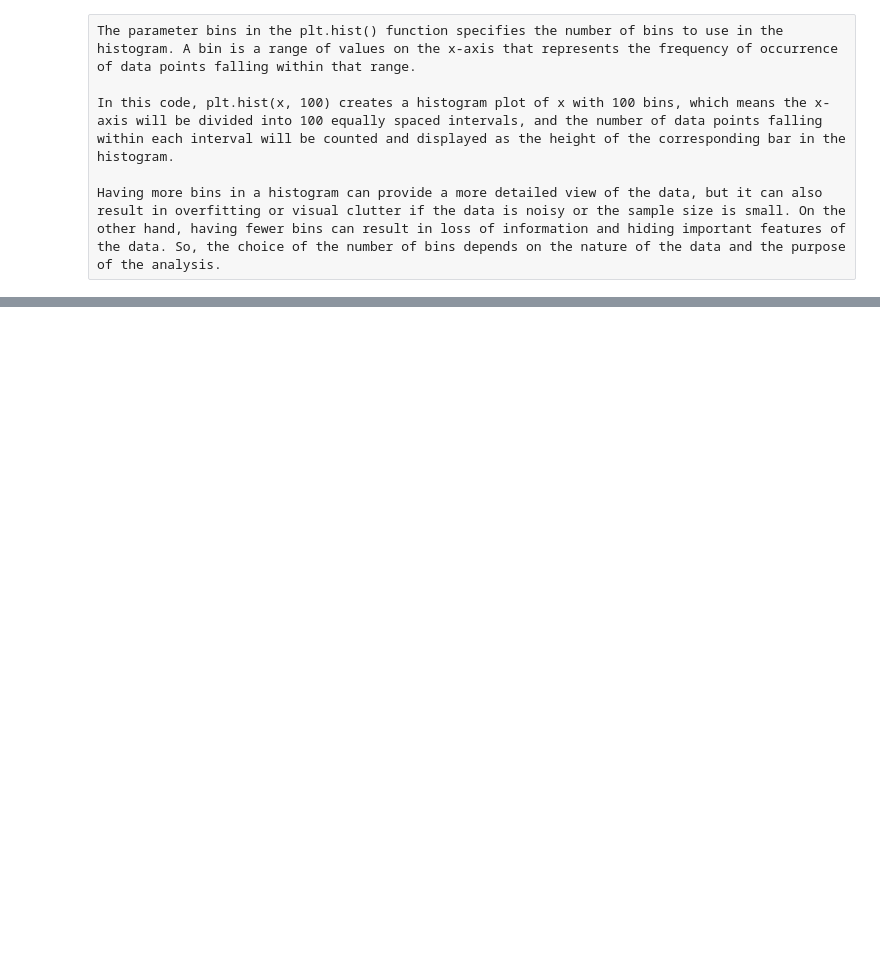
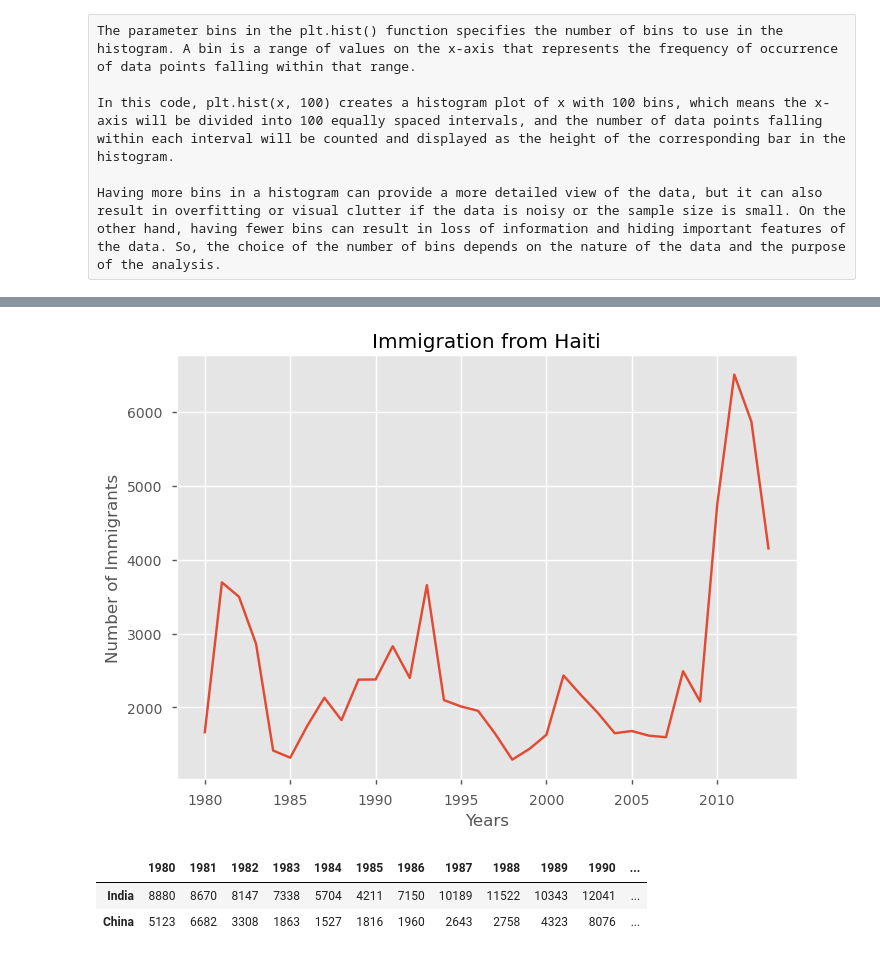
Before and after one commit to ashis-solomon/Data-Visualization-with-Python, a Jupyter notebook: Module 1.ipynb, the cells around one changed output, grey strips where cells are left out. Cells and saved outputs as stored; diff of their text form; code cells hidden in the pictures; blank space fills up the shorter version.

```diff
--- a/Module 1.ipynb
+++ b/Module 1.ipynb
@@ -43,0 +508,16 @@ Having more bins in a histogram can provide a more detailed view of the data, bu
+# %%
+haiti = df.loc['Haiti', years]
+haiti.plot(kind='line')
+plt.title('Immigration from Haiti')
+plt.ylabel('Number of Immigrants')
+plt.xlabel('Years')
+plt.show()
+# %% [output]
+[figure, added]
+# %%
+df_CI = df.loc[['India', 'China'], years]
+df_CI.head()
+# %% [output]
+|  | 1980 | 1981 | 1982 | 1983 | 1984 | 1985 | 1986 | 1987 | 1988 | 1989 | 1990 | ... |
+| India | 8880 | 8670 | 8147 | 7338 | 5704 | 4211 | 7150 | 10189 | 11522 | 10343 | 12041 | ... |
+| China | 5123 | 6682 | 3308 | 1863 | 1527 | 1816 | 1960 | 2643 | 2758 | 4323 | 8076 | ... |
```
Also changed, not shown: parts of 56 cells of this notebook, 3 other files.
